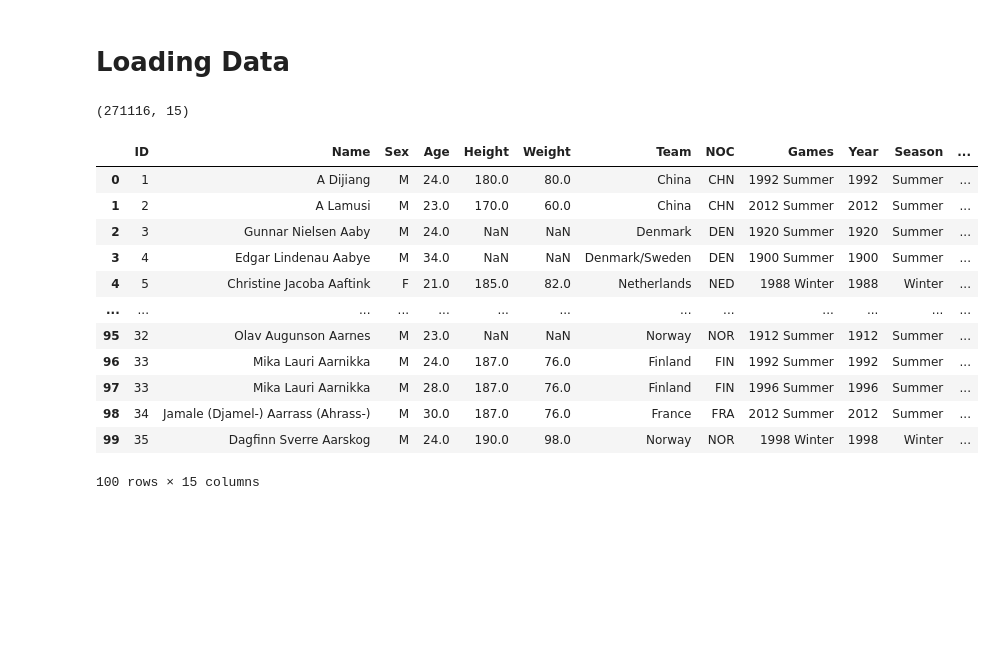
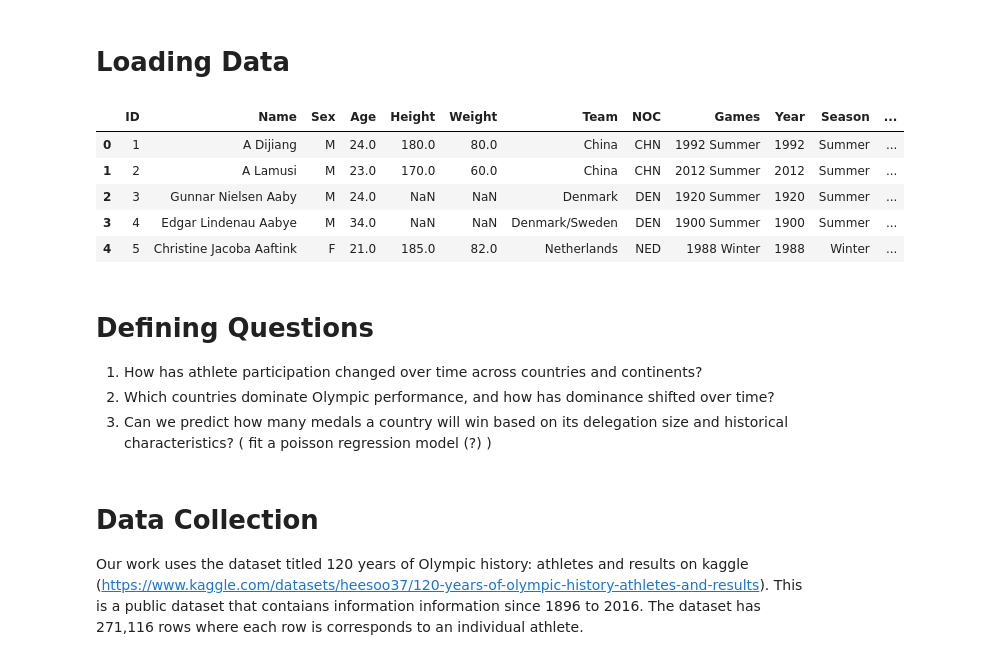
Before and after one commit to OwenSchillaci/STAT-315-Group-13-Final-Project, a Jupyter notebook: data.ipynb, the cells around one changed output. Saved outputs shown, nothing was run; the diff lists cells and outputs as text; code cells hidden in the pictures; blank space fills up the shorter version.

```diff
--- a/data.ipynb
+++ b/data.ipynb
@@ -3,26 +3,19 @@
 # %%
 import pandas as pd
 import matplotlib.pyplot as plt
 import seaborn as sns
 import numpy as np
 from matplotlib.ticker import MaxNLocator, FuncFormatter, PercentFormatter
+import pycountry_convert as pc
 
 
 olymp = pd.read_csv("data/athlete_events.csv")
-print(olymp.shape)
-olymp.head(100)
+noc_regions = pd.read_csv("data/noc_regions.csv")
+olymp.head(5)
 # %% [output]
-(271116, 15)
 |  | ID | Name | Sex | Age | Height | Weight | Team | NOC | Games | Year | Season | ... |
 | 0 | 1 | A Dijiang | M | 24.0 | 180.0 | 80.0 | China | CHN | 1992 Summer | 1992 | Summer | ... |
 | 1 | 2 | A Lamusi | M | 23.0 | 170.0 | 60.0 | China | CHN | 2012 Summer | 2012 | Summer | ... |
 | 2 | 3 | Gunnar Nielsen Aaby | M | 24.0 | NaN | NaN | Denmark | DEN | 1920 Summer | 1920 | Summer | ... |
 | 3 | 4 | Edgar Lindenau Aabye | M | 34.0 | NaN | NaN | Denmark/Sweden | DEN | 1900 Summer | 1900 | Summer | ... |
 | 4 | 5 | Christine Jacoba Aaftink | F | 21.0 | 185.0 | 82.0 | Netherlands | NED | 1988 Winter | 1988 | Winter | ... |
-| ... | ... | ... | ... | ... | ... | ... | ... | ... | ... | ... | ... | ... |
-| 95 | 32 | Olav Augunson Aarnes | M | 23.0 | NaN | NaN | Norway | NOR | 1912 Summer | 1912 | Summer | ... |
-| 96 | 33 | Mika Lauri Aarnikka | M | 24.0 | 187.0 | 76.0 | Finland | FIN | 1992 Summer | 1992 | Summer | ... |
-| 97 | 33 | Mika Lauri Aarnikka | M | 28.0 | 187.0 | 76.0 | Finland | FIN | 1996 Summer | 1996 | Summer | ... |
-| 98 | 34 | Jamale (Djamel-) Aarrass (Ahrass-) | M | 30.0 | 187.0 | 76.0 | France | FRA | 2012 Summer | 2012 | Summer | ... |
-| 99 | 35 | Dagfinn Sverre Aarskog | M | 24.0 | 190.0 | 98.0 | Norway | NOR | 1998 Winter | 1998 | Winter | ... |
-100 rows × 15 columns
@@ -120,0 +22,10 @@ sns.despine(); plt.tight_layout(); plt.show()
+# %% [markdown]
+# Defining Questions
+
+1. How has athlete participation changed over time across countries and continents?
+2. Which countries dominate Olympic performance, and how has dominance shifted over time?
+3. Can we predict how many medals a country will win based on its delegation size and historical characteristics? ( fit a poisson regression model (?) )
+# %% [markdown]
+# Data Collection
+
+Our work uses the dataset titled 120 years of Olympic history: athletes and results on kaggle (https://www.kaggle.com/datasets/heesoo37/120-years-of-olympic-history-athletes-and-results). This is a public dataset that contaians information information since 1896 to 2016. The dataset has 271,116 rows where each row is corresponds to an individual athlete.
```
Also changed, not shown: parts of 10 cells of this notebook.
